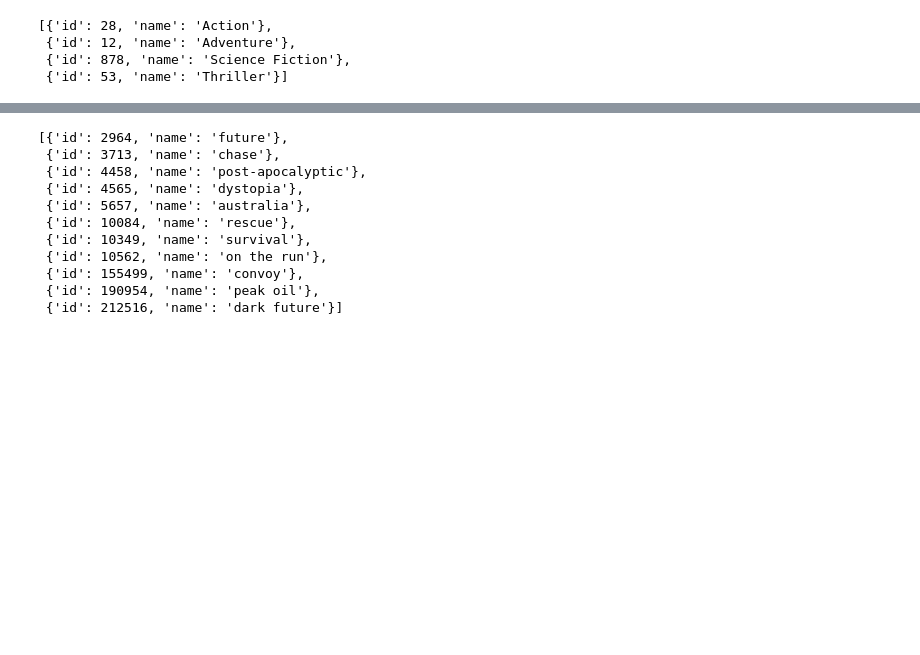
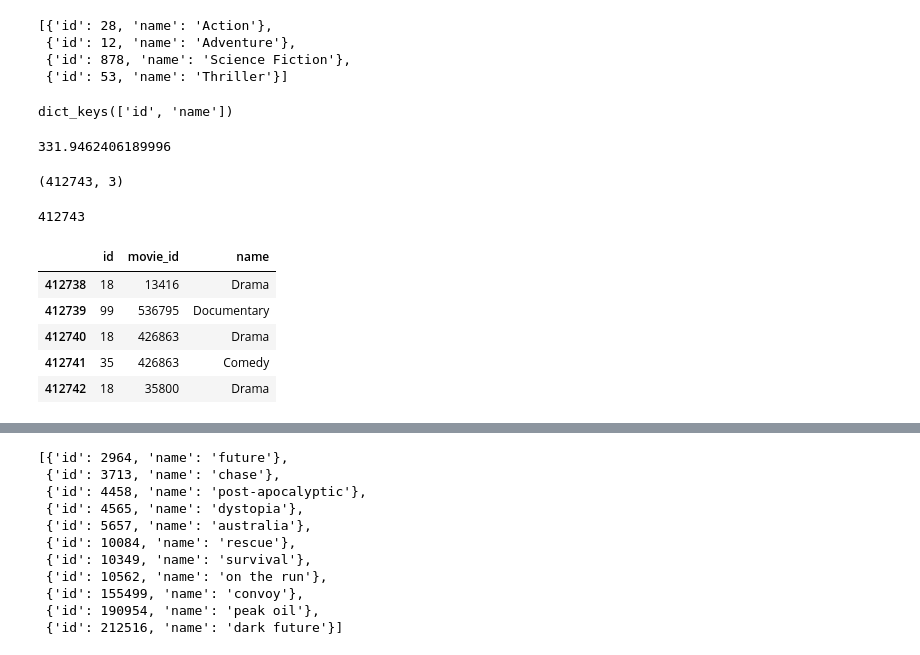
Before and after one commit to mandixbw/Cinema_KeysForSuccess, a Jupyter notebook: 03_Tidying_Movies_Data.ipynb, the cells around one changed output, grey strips where cells are left out. Drawn from its saved outputs; the diff is of its cells as text; code cells hidden in the pictures; blank space fills up the shorter version.

```diff
--- a/03_Tidying_Movies_Data.ipynb
+++ b/03_Tidying_Movies_Data.ipynb
@@ -1518,0 +1395,4 @@ dfMovies[dfMovies.index ==76341]['credits_crew'].iloc[0][0]
+# %%
+#Y ahora, para liberar memoria, me cargo en mi dataframe dfMovies la columna de cast
+dfMovies = dfMovies.drop('credits_crew', axis=1)
+dfMovies.columns
@@ -1523,3 +1435,43 @@ dfMovies[dfMovies.index ==76341]['genres'].iloc[0]
  {'id': 12, 'name': 'Adventure'},
  {'id': 878, 'name': 'Science Fiction'},
  {'id': 53, 'name': 'Thriller'}]
+# %%
+dfMovies[dfMovies.index ==76341]['genres'].iloc[0][0].keys()
+# %% [output]
+dict_keys(['id', 'name'])
+# %%
+#Tomo todos los campos
+dfMoviesGenres = pd.DataFrame()
+
+def genres_iterator():
+    for id in dfMovies.index:
+        for dict in dfMovies[dfMovies.index == id]['genres'].iloc[0]:
+            output = {'movie_id': id, 'id': dict['id'], 'name': dict['name']}
+            yield output
+
+tic=timeit.default_timer()
+dfMoviesGenres = pd.DataFrame(genres_iterator())
+toc=timeit.default_timer()
+toc - tic #elapsed time in seconds
+# %% [output]
+331.9462406189996
+# %%
+dfMoviesGenres.shape
+# %% [output]
+(412743, 3)
+# %%
+#¿Son todos los registros que tenían que ser?
+dfCheck = pd.DataFrame(dfMovies['genres'].map(len).value_counts())
+dfCheck['calculation']=dfCheck['genres']*dfCheck.index
+dfCheck['calculation'].sum()
+# %% [output]
+412743
+# %%
+dfMoviesGenres.tail()
+# %% [output]
+|  | id | movie_id | name |
+| 412738 | 18 | 13416 | Drama |
+| 412739 | 99 | 536795 | Documentary |
+| 412740 | 18 | 426863 | Drama |
+| 412741 | 35 | 426863 | Comedy |
+| 412742 | 18 | 35800 | Drama |
```
Also changed, not shown: parts of 127 cells of this notebook.
